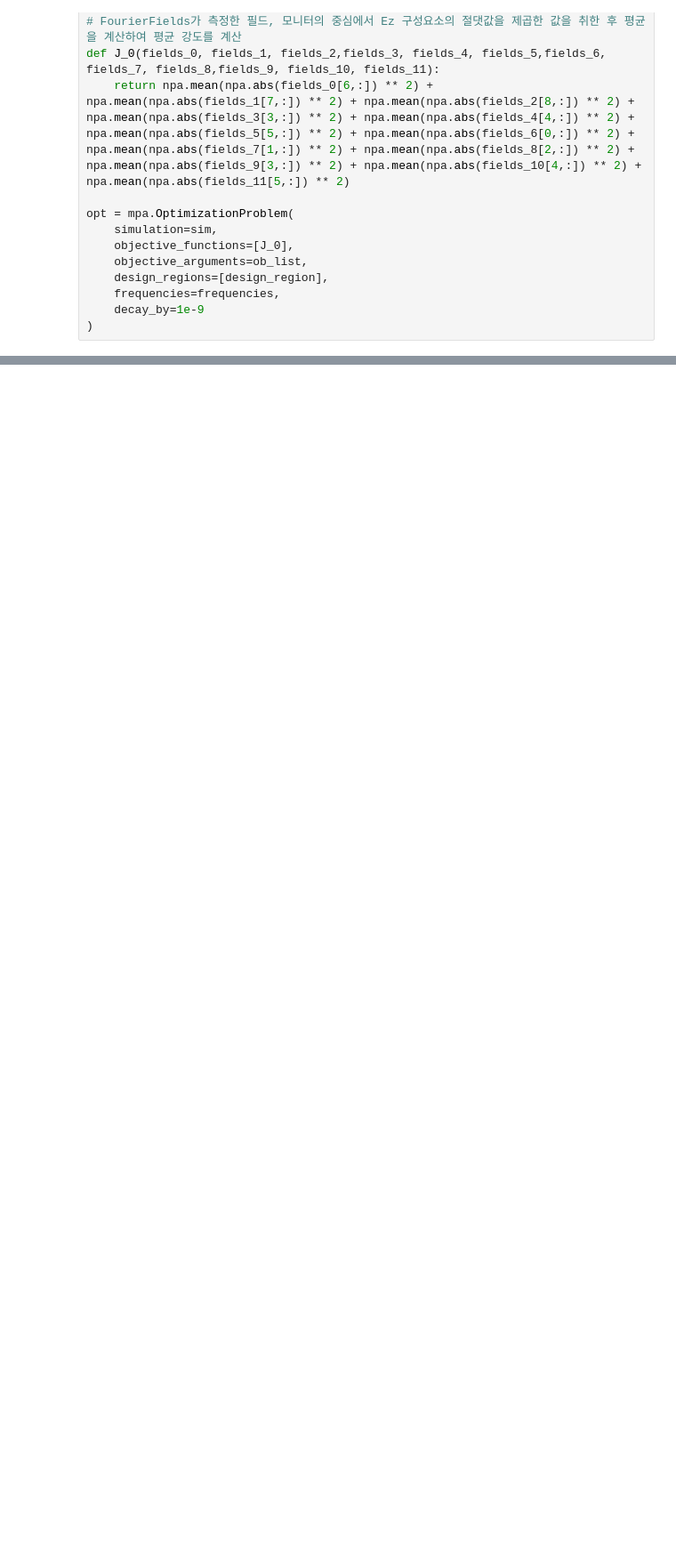
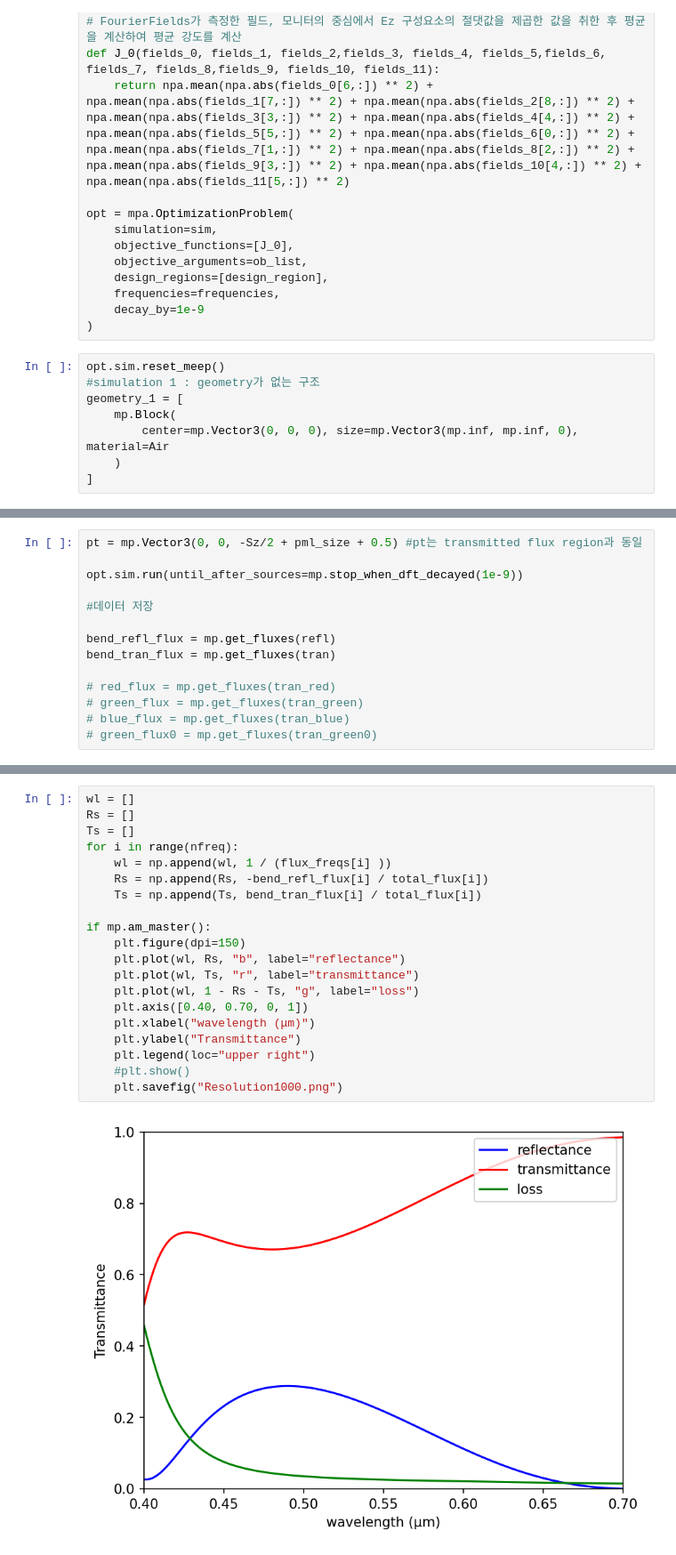
Before and after one commit to M2nion/EIDL, a Jupyter notebook: Tool/Meep/LGD/Meep code/OLED structure/Layer by Layer check/Sangbin_code/Min code/RT_min검증.ipynb, the cells around one changed output, grey strips where cells are left out. Shown at 89% size. Drawn from its saved outputs; the diff is of its cells as text; blank space fills up the shorter version.

```diff
--- a/Tool/Meep/LGD/Meep code/OLED structure/Layer by Layer check/Sangbin_code/Min code/RT_min검증.ipynb
+++ b/Tool/Meep/LGD/Meep code/OLED structure/Layer by Layer check/Sangbin_code/Min code/RT_min검증.ipynb
@@ -315,3 +314,11 @@ opt = mpa.OptimizationProblem(
     frequencies=frequencies,
     decay_by=1e-9
 )
+# %%
+opt.sim.reset_meep()
+#simulation 1 : geometry가 없는 구조
+geometry_1 = [
+    mp.Block(
+        center=mp.Vector3(0, 0, 0), size=mp.Vector3(mp.inf, mp.inf, 0), material=Air
+    )
+]
@@ -317,0 +467,14 @@ opt = mpa.OptimizationProblem(
+# %%
+pt = mp.Vector3(0, 0, -Sz/2 + pml_size + 0.5) #pt는 transmitted flux region과 동일
+
+opt.sim.run(until_after_sources=mp.stop_when_dft_decayed(1e-9))
+
+#데이터 저장
+
+bend_refl_flux = mp.get_fluxes(refl)
+bend_tran_flux = mp.get_fluxes(tran)
+
+# red_flux = mp.get_fluxes(tran_red)
+# green_flux = mp.get_fluxes(tran_green)
+# blue_flux = mp.get_fluxes(tran_blue)
+# green_flux0 = mp.get_fluxes(tran_green0)
@@ -317,0 +483,22 @@ opt = mpa.OptimizationProblem(
+# %%
+wl = []
+Rs = []
+Ts = []
+for i in range(nfreq):
+    wl = np.append(wl, 1 / (flux_freqs[i] ))
+    Rs = np.append(Rs, -bend_refl_flux[i] / total_flux[i])
+    Ts = np.append(Ts, bend_tran_flux[i] / total_flux[i])
+
+if mp.am_master():
+    plt.figure(dpi=150)
+    plt.plot(wl, Rs, "b", label="reflectance")
+    plt.plot(wl, Ts, "r", label="transmittance")
+    plt.plot(wl, 1 - Rs - Ts, "g", label="loss")
+    plt.axis([0.40, 0.70, 0, 1])
+    plt.xlabel("wavelength (μm)")
+    plt.ylabel("Transmittance")
+    plt.legend(loc="upper right")
+    #plt.show()
+    plt.savefig("Resolution1000.png")
+# %% [output]
+[figure, added]
```
Also changed, not shown: parts of 6 cells of this notebook, 1 other file.
